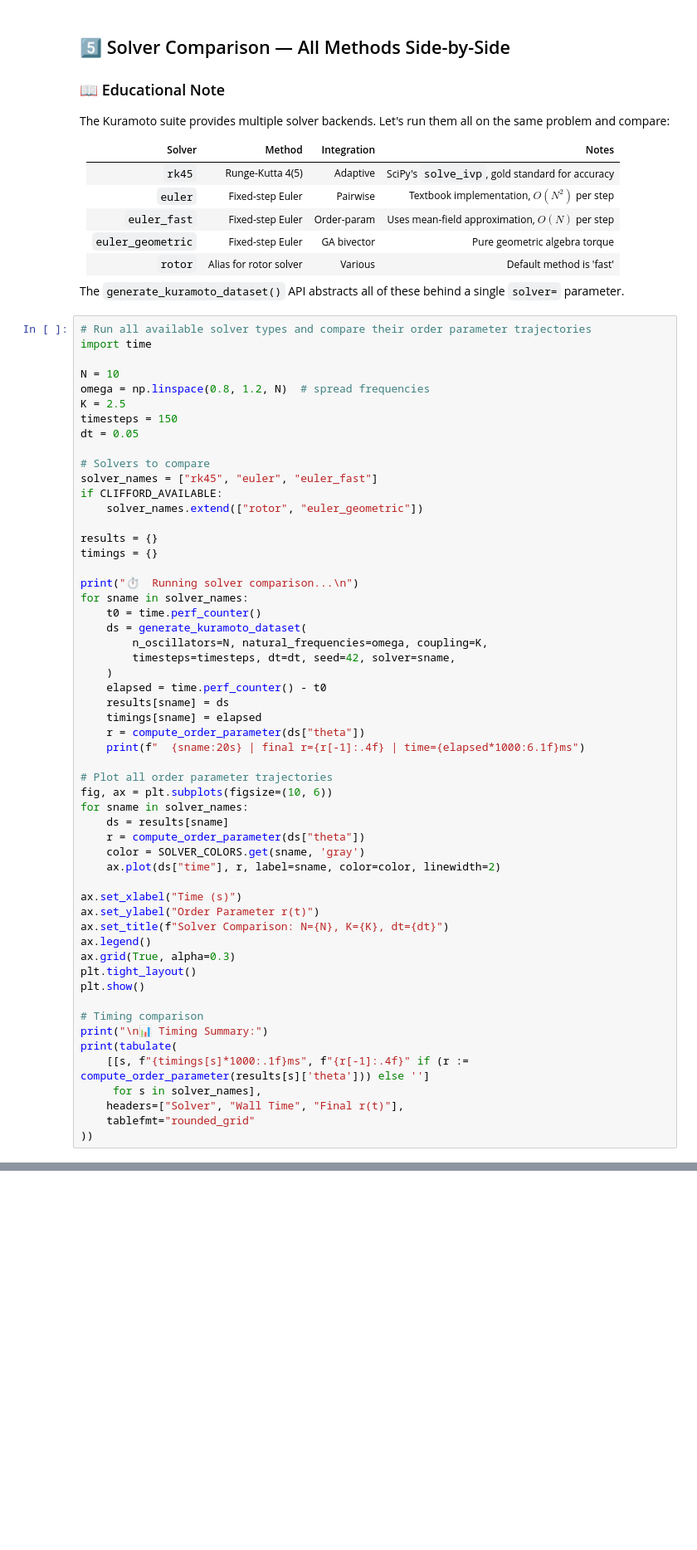
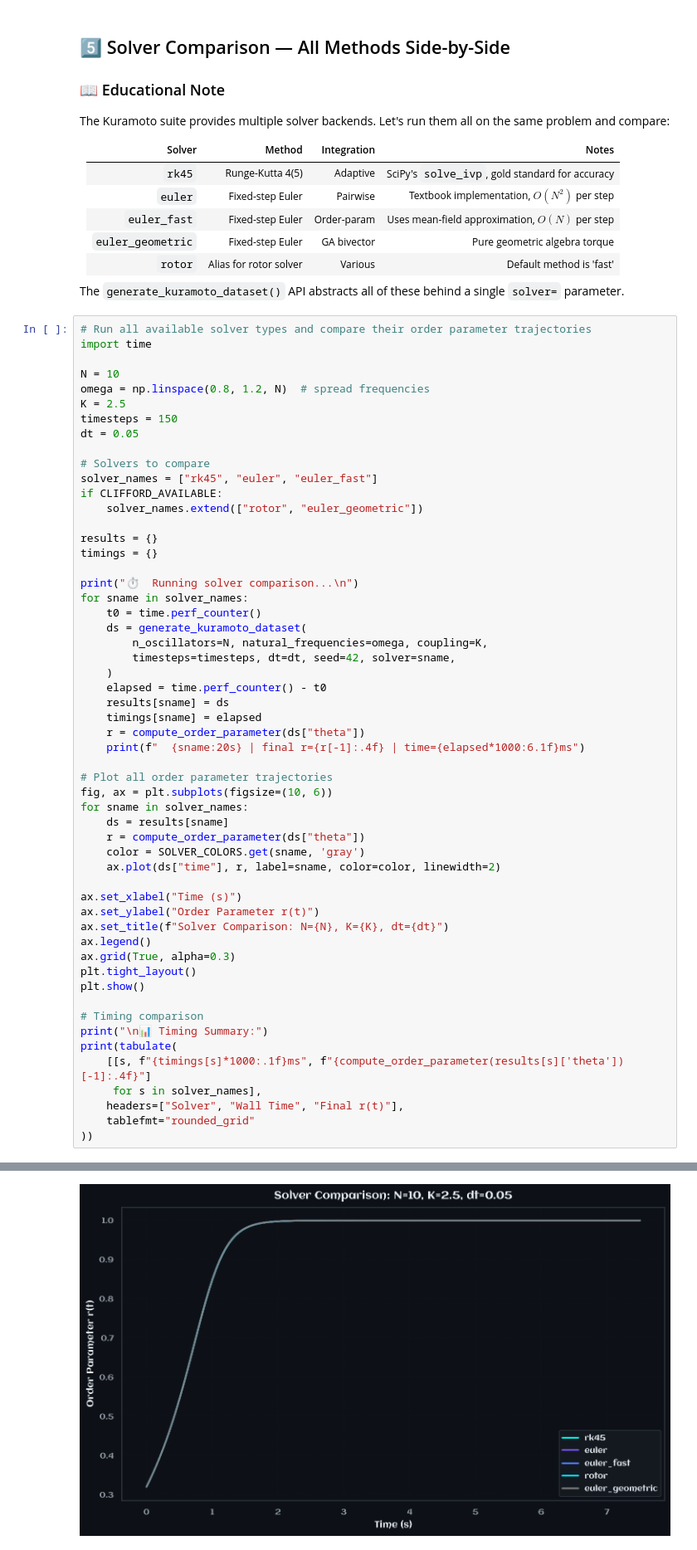
Before and after one commit to Scriber-Labs/kuramoto-benchmark-suite, a Jupyter notebook: examples/notebooks/styling_and_visuals_demo.ipynb, the cells around one changed output, grey strips where cells are left out. Shown at 83% size. Cells and saved outputs as stored; diff of their text form; blank space fills up the shorter version.

```diff
--- a/examples/notebooks/styling_and_visuals_demo.ipynb
+++ b/examples/notebooks/styling_and_visuals_demo.ipynb
@@ -532,8 +566,9 @@ plt.show()
 # Timing comparison
 print("\n📊 Timing Summary:")
 print(tabulate(
-    [[s, f"{timings[s]*1000:.1f}ms", f"{r[-1]:.4f}" if (r := compute_order_parameter(results[s]['theta'])) else '']
+    [[s, f"{timings[s]*1000:.1f}ms", f"{compute_order_parameter(results[s]['theta'])[-1]:.4f}"]
      for s in solver_names],
     headers=["Solver", "Wall Time", "Final r(t)"],
     tablefmt="rounded_grid"
 ))
+# %% [output]
@@ -539,0 +582 @@ print(tabulate(
+[figure, added]
```
Also changed, not shown: parts of 15 cells of this notebook.
